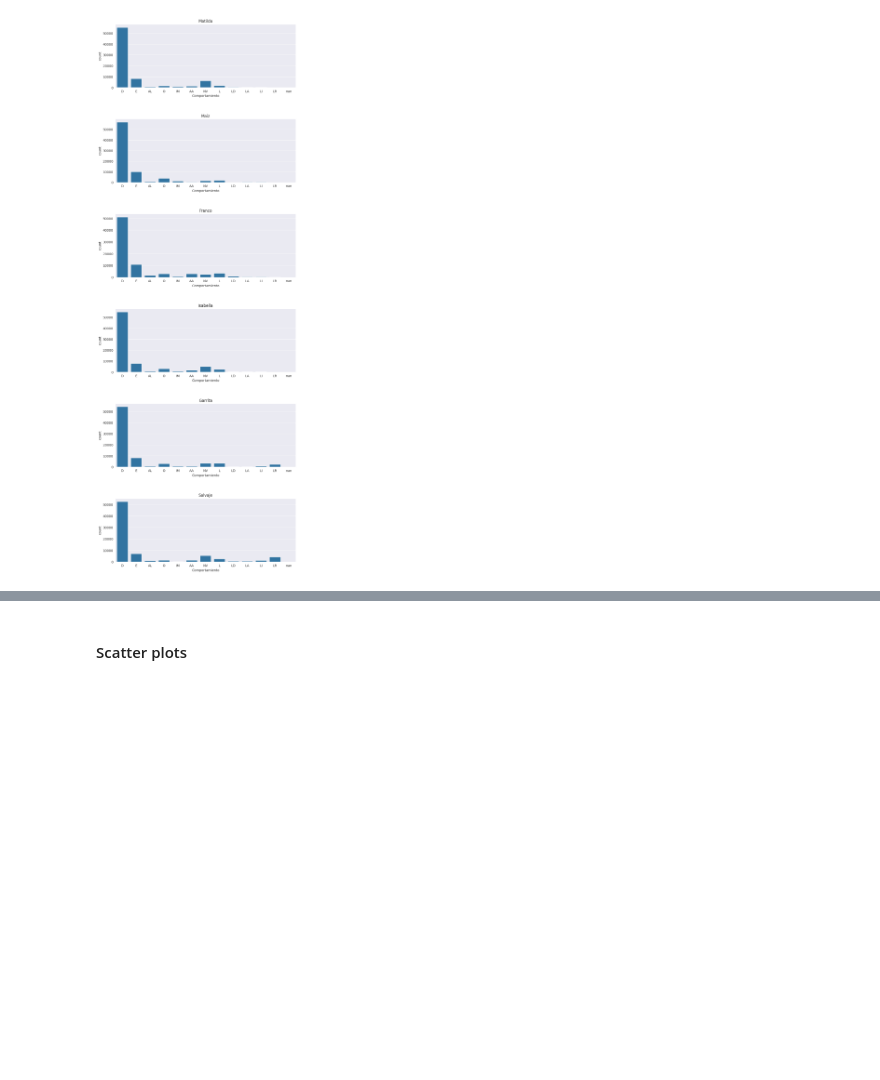
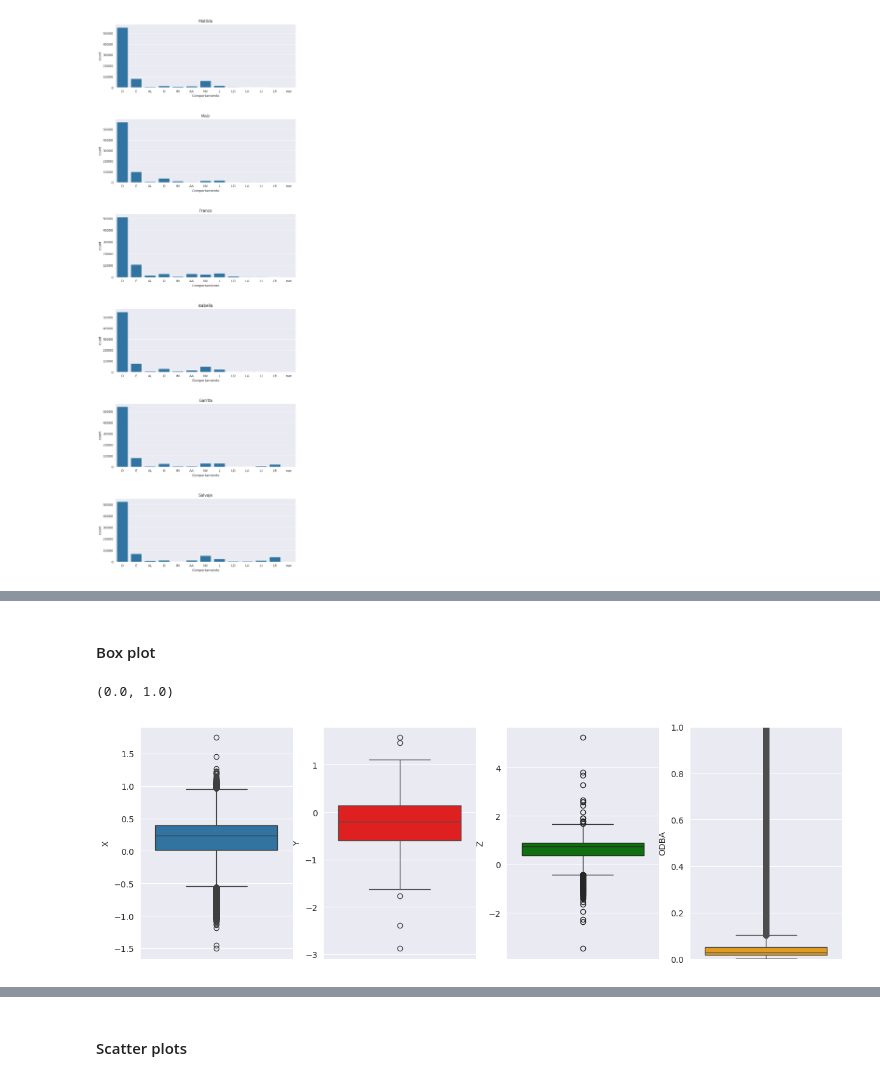
Before and after one commit to jbaez-utn/rnr-meleros, a Jupyter notebook: notebooks/1-eda-analisis-exploratorio.ipynb, the cells around one changed output, grey strips where cells are left out. Saved outputs shown, nothing was run; the diff lists cells and outputs as text; code cells hidden in the pictures; blank space fills up the shorter version.

```diff
--- a/notebooks/1-eda-analisis-exploratorio.ipynb
+++ b/notebooks/1-eda-analisis-exploratorio.ipynb
@@ -492,0 +505,15 @@ Los datos numéricos de entrada para nuestros modelos seran las variables X, Y,
+# %% [markdown]
+#### Box plot
+# %%
+fig, axes = plt.subplots(1, 4, figsize=(15, 5))
+
+sns.boxplot(y='X', data=dataset1_crudo_dataframe, ax=axes[0], legend=True)
+sns.boxplot(y='Y', data=dataset1_crudo_dataframe, color='red', ax=axes[1], legend=True)
+sns.boxplot(y='Z', data=dataset1_crudo_dataframe, color='green', ax=axes[2], legend=True)
+sns.boxplot(y='ODBA', data=dataset1_crudo_dataframe, color='orange', ax=axes[3], legend=True)
+
+# Add limit for ODBA plot, ignoring peak values
+axes[3].set_ylim(0, 1)
+# %% [output]
+(0.0, 1.0)
+[figure, added]
```
Also changed, not shown: parts of 22 cells of this notebook, 1 other file.
